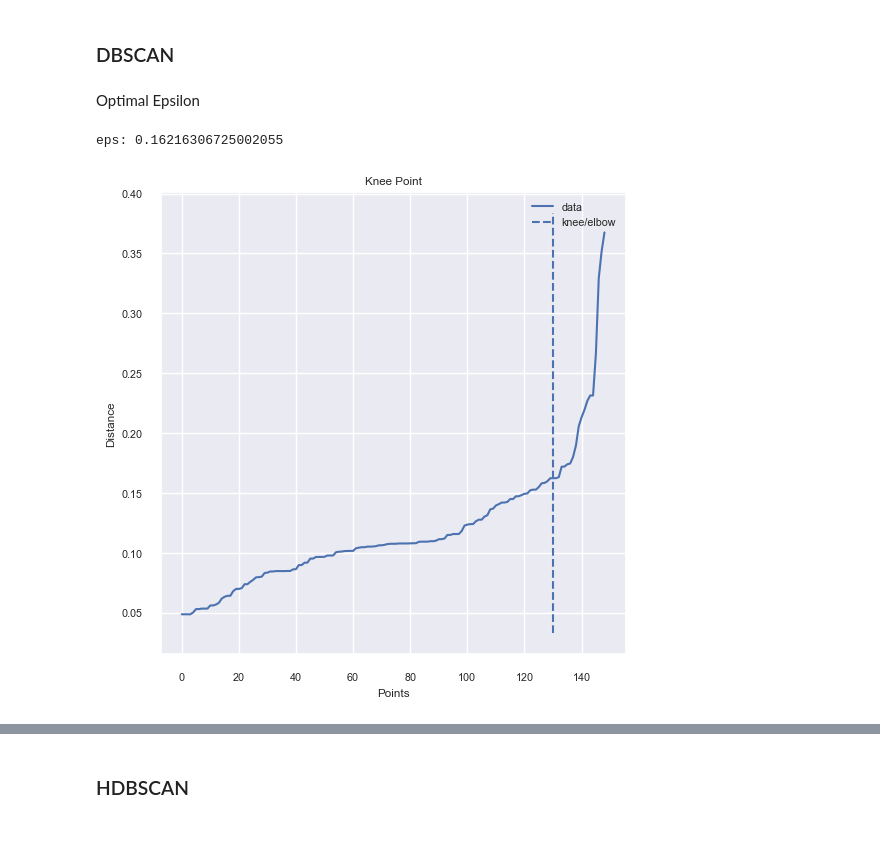
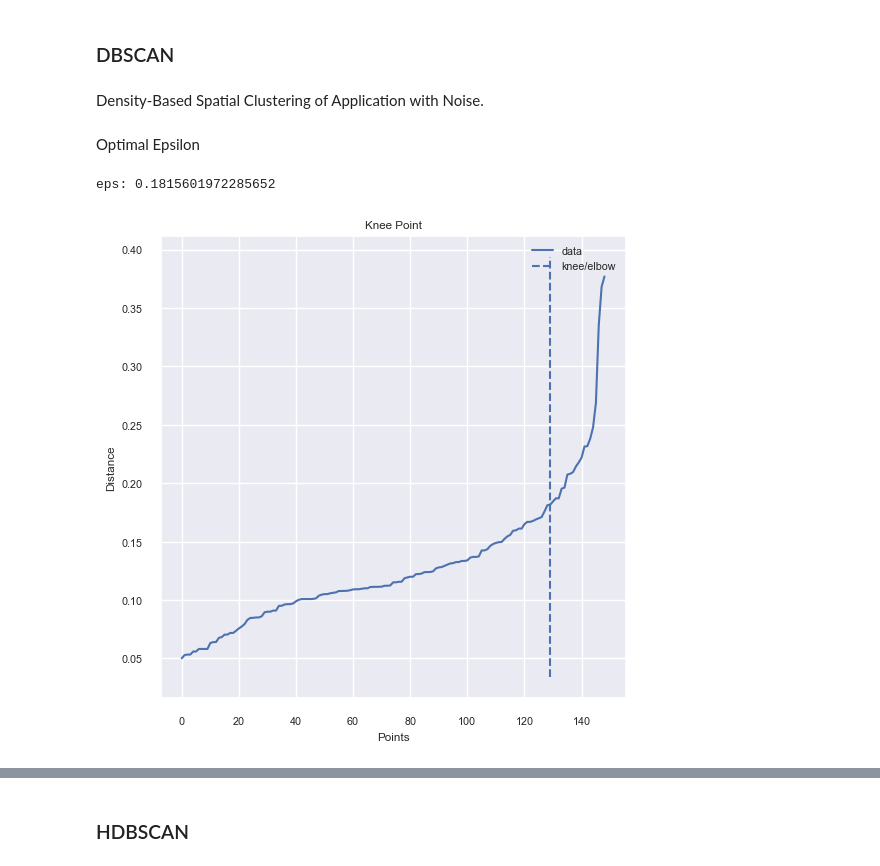
Before and after one commit to kike1985/Machine-Learning, a Jupyter notebook: 0301_Clustering_Iris.ipynb, the cells around one changed output, grey strips where cells are left out. Saved outputs shown, nothing was run; the diff lists cells and outputs as text; code cells hidden in the pictures; blank space fills up the shorter version.

```diff
--- a/0301_Clustering_Iris.ipynb
+++ b/0301_Clustering_Iris.ipynb
@@ -1604,27 +1604,29 @@ Centroid distances.
 ## Density Clustering
 # %% [markdown]
 ### DBSCAN
+# %% [markdown]
+Density-Based Spatial Clustering of Application with Noise.
 # %% [markdown]
 Optimal Epsilon
 # %%
-n_neighbors = 4
+n_neighbors = 5
 
 neighbors = NearestNeighbors(n_neighbors=n_neighbors).fit(X)
 distances, indices = neighbors.kneighbors(X, return_distance=True)
 distances = np.sort(distances[:, n_neighbors-1], axis=0)
 
 i = np.arange(len(distances))
 knee = KneeLocator(i, distances, S=1, curve='convex', direction='increasing', interp_method='polynomial')
 knee.plot_knee()
 
 plt.xlabel('Points')
 plt.ylabel('Distance')
 
 eps = distances[knee.knee]
 print(f'eps: {eps}')
 # %% [output]
-eps: 0.16216306725002055
+eps: 0.1815601972285652
-[figure, old version]
+[figure, new version]
 # %%
 param_grid = {'min_samples': range(4, 9)}
 results, db_scan = my_grid_search_cv(DBSCAN(eps), X, param_grid)
```
Also changed, not shown: parts of 16 cells of this notebook.
